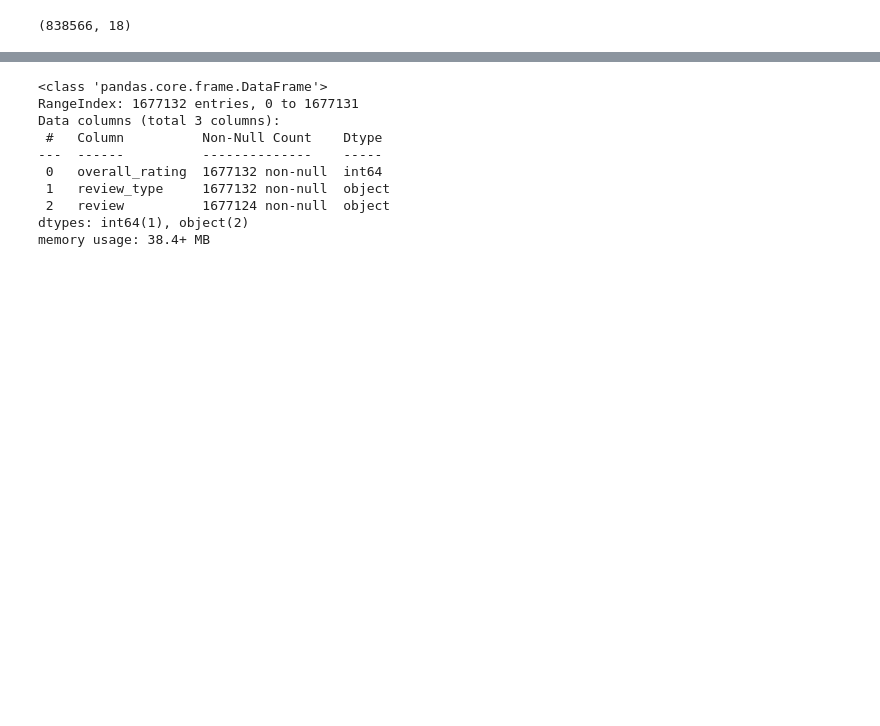
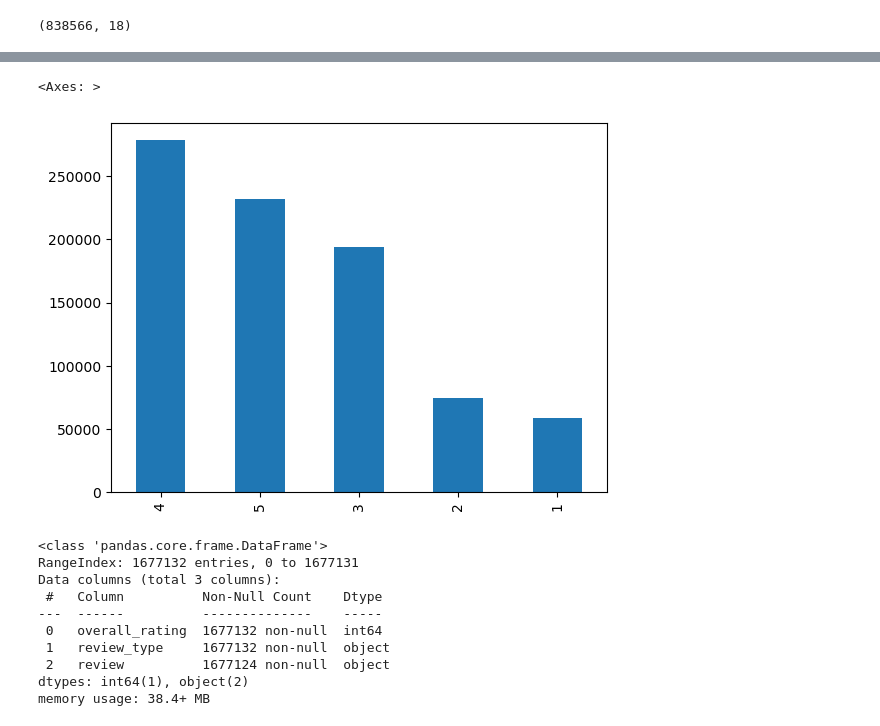
Before and after one commit to jeka06/master_thesis, a Jupyter notebook: preprocessing_dataset.ipynb, the cells around one changed output, grey strips where cells are left out. Drawn from its saved outputs; the diff is of its cells as text; code cells hidden in the pictures; blank space fills up the shorter version.

Commit message:
added bar chart

```diff
--- a/preprocessing_dataset.ipynb
+++ b/preprocessing_dataset.ipynb
@@ -39,3 +27,8 @@ data  = data.drop(columns = discard)
+# %%
+data['overall_rating'].value_counts().plot(kind='bar')
+# %% [output]
+<Axes: >
+[figure, added]
 # %%
 # join columns pros and cons
 data_melted = pd.melt(data, id_vars =['overall_rating'], value_vars =['pros', 'cons'])
```
Also changed, not shown: parts of 1 cell of this notebook.
